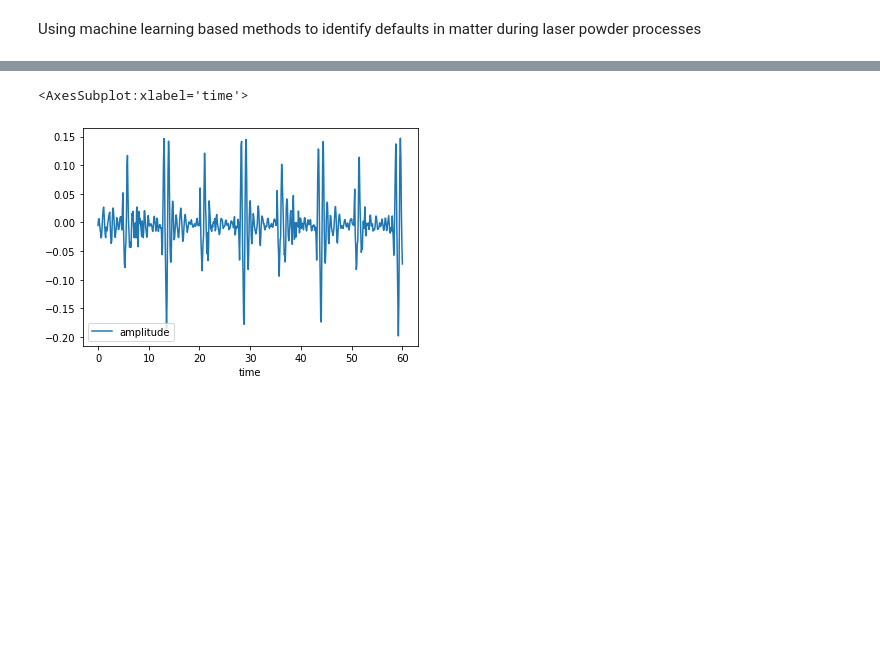
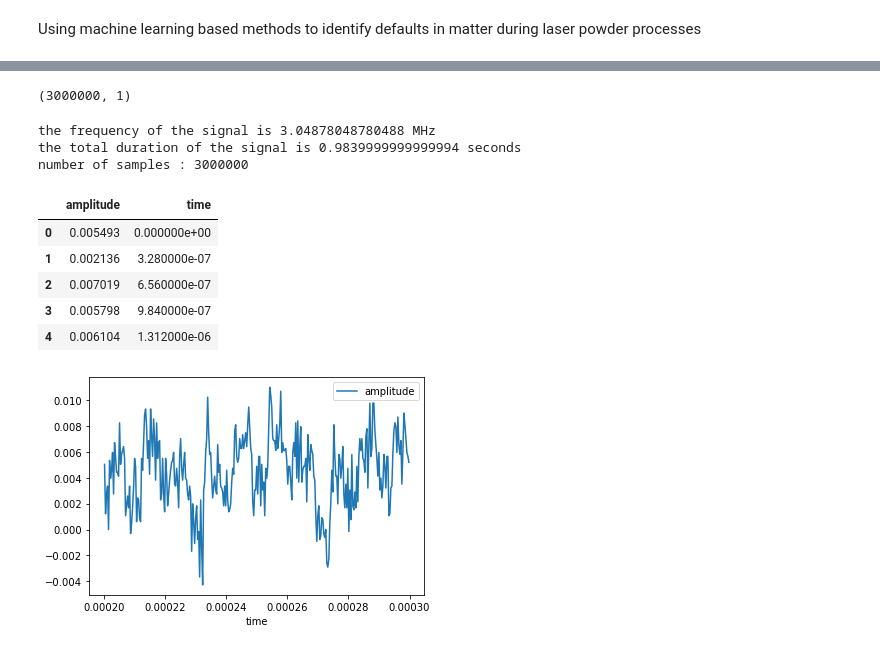
Before and after one commit to kaoutamine/ML_laser_powder_project, a Jupyter notebook: project.ipynb, the cells around one changed output, grey strips where cells are left out. Cells and saved outputs as stored; diff of their text form; code cells hidden in the pictures; blank space fills up the shorter version.

```diff
--- a/project.ipynb
+++ b/project.ipynb
@@ -24,20 +11,65 @@ the number of samples is 409400
+# %%
+df = pd.read_csv(data_folder + 'A_DEFORMED1_C0.csv', header = None, nrows=3e6)
+# %%
+df.shape
+# %% [output]
+(3000000, 1)
+# %%
+
+#initialisation of clock variables
+clock = 3048780.48780488
+delay_in_samples = 304878
+g_T = 1 / clock
+g_N = len(df)
+
+print("the frequency of the signal is", clock * 1e-6, "MHz")
+print("the total duration of the signal is", g_N / clock, "seconds")
+print("number of samples :", len(df))
+# %% [output]
+the frequency of the signal is 3.04878048780488 MHz
+the total duration of the signal is 0.9839999999999994 seconds
+number of samples : 3000000
 # %%
-
 #create a second array containing the timestamps of my dataset:
-
-
 def prepareData(df,T):
     df['time'] = np.arange(len(df)) * T
     df.rename(columns = {0:'amplitude'}, inplace = True)
-    df = df.reindex(columns = ['time', 'amplitude'])
     return df
 
-conduction = prepareData(conduction, T)
+conduction = prepareData(df.copy(), g_T)
+# %%
+conduction.head(5)
+# %% [output]
+|  | amplitude | time |
+| 0 | 0.005493 | 0.000000e+00 |
+| 1 | 0.002136 | 3.280000e-07 |
+| 2 | 0.007019 | 6.560000e-07 |
+| 3 | 0.005798 | 9.840000e-07 |
+| 4 | 0.006104 | 1.312000e-06 |
 # %%
-#small snapshot to visualize the signal (first sixty seconds)
-smaller_conduction = conduction[conduction['time'] < 60]
-smaller_conduction.plot(x='time', y='amplitude')
+#small snapshot to visualize the signal
+
+
+#THERE IS A MAJOR ISSUE BECAUSE I DID NOT DEFINE TIME AS AN ORDERED INDEX. SO WHEN I EXTRACT THE SIGNAL IM ITERATING OVER
+#A SHIT TON OF VALUES (THE FULL SIZE OF THE SIGNAL) INSTEAD OF SIMPLY GOING ON THE RANGE OF THE INDEX
+def extract_signal(signal, startTime, endTime):
+    smaller_signal = conduction[conduction['time'].apply(lambda x: (x > startTime) & (x < endTime))]
+    small_T = g_T
+    small_N = len(smaller_signal)
+    return smaller_signal, small_N, small_T
+
+
+def showFFT(signal, N, T):
+    amplitudes = signal['amplitude'].to_numpy()
+    x = np.linspace(0.0, N*T, N, endpoint=False)
+    y = amplitudes
+    yf = scipy.fftpack.fft(amplitudes)
+    xf = scipy.fftpack.fftfreq(N, T)[:N//2]
+    plt.plot(xf, 2.0/N * np.abs(yf[0:N//2]))
+    plt.grid()
+    plt.show()
+    print("Fourier transform of the signal")
+
+def plot_signal(signal):
+    signal.plot(x='time', y='amplitude')
-# %% [output]
-<AxesSubplot:xlabel='time'>
-[figure, removed]
 # %%
@@ -47 +77,5 @@ fft_conduction = scipy.fftpack.fft(amplitudes)
+# %%
+plot_signal(sample_signal)
+# %% [output]
+[figure, added]
 # %%
```
Also changed, not shown: parts of 9 cells of this notebook.
